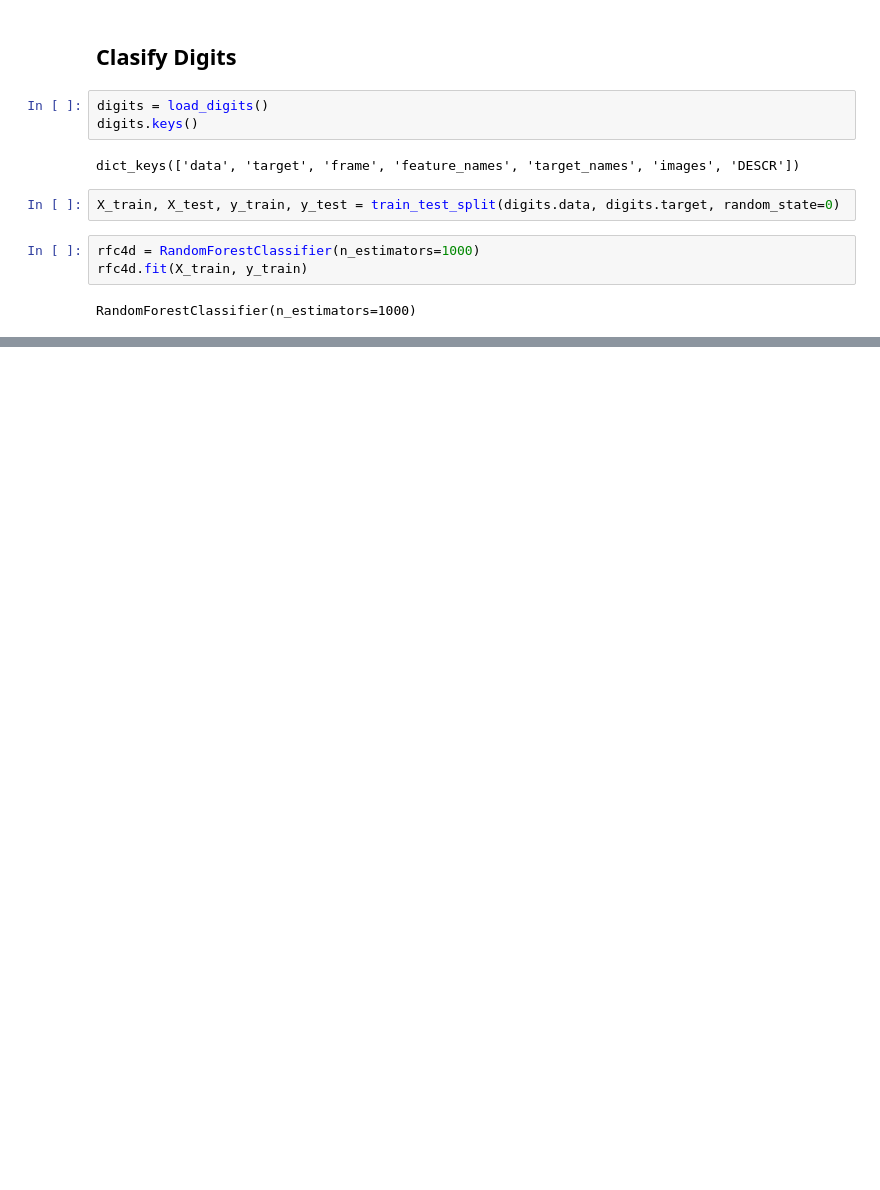
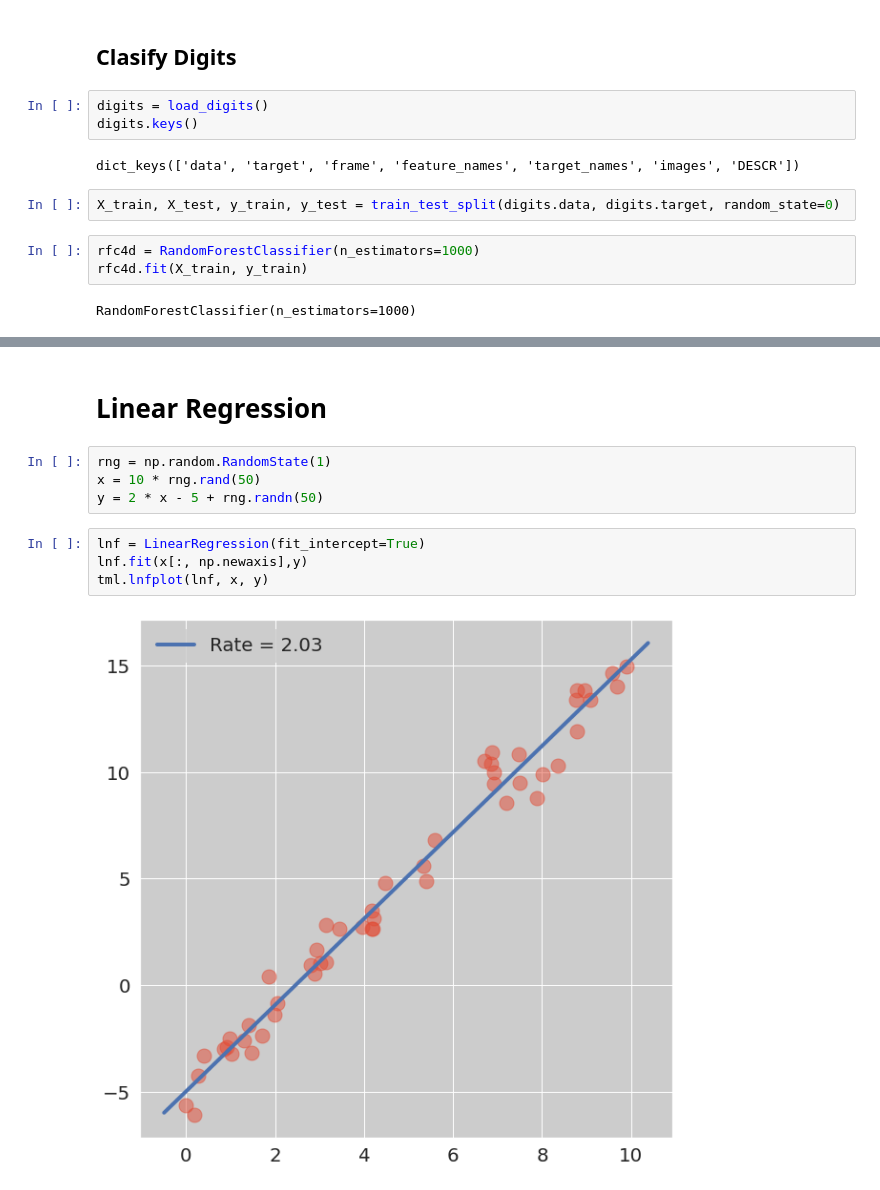
Before and after one commit to ghzuo/teslML, a Jupyter notebook: 32.Supervised.ipynb, the cells around one changed output, grey strips where cells are left out. Drawn from its saved outputs; the diff is of its cells as text; blank space fills up the shorter version.

```diff
--- a/32.Classified.ipynb
+++ b/32.Supervised.ipynb
@@ -149,0 +151,12 @@ tml.cmplot(y_test, y_pred)
+# %% [markdown]
+# Linear Regression
+# %%
+rng = np.random.RandomState(1)
+x = 10 * rng.rand(50)
+y = 2 * x - 5 + rng.randn(50)
+# %%
+lnf = LinearRegression(fit_intercept=True)
+lnf.fit(x[:, np.newaxis],y)
+tml.lnfplot(lnf, x, y)
+# %% [output]
+[figure, added]
```
Also changed, not shown: parts of 6 cells of this notebook, 3 other files.
